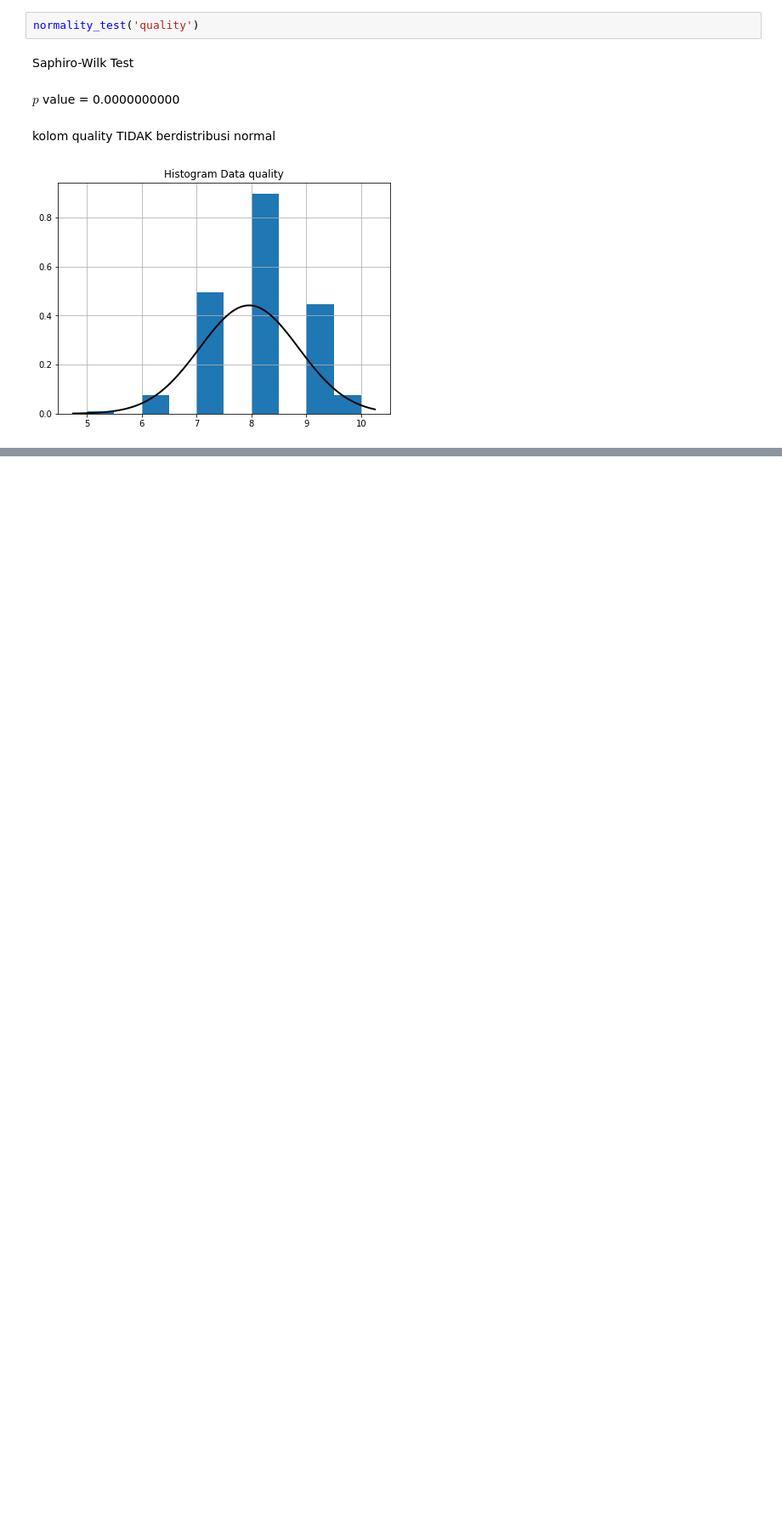
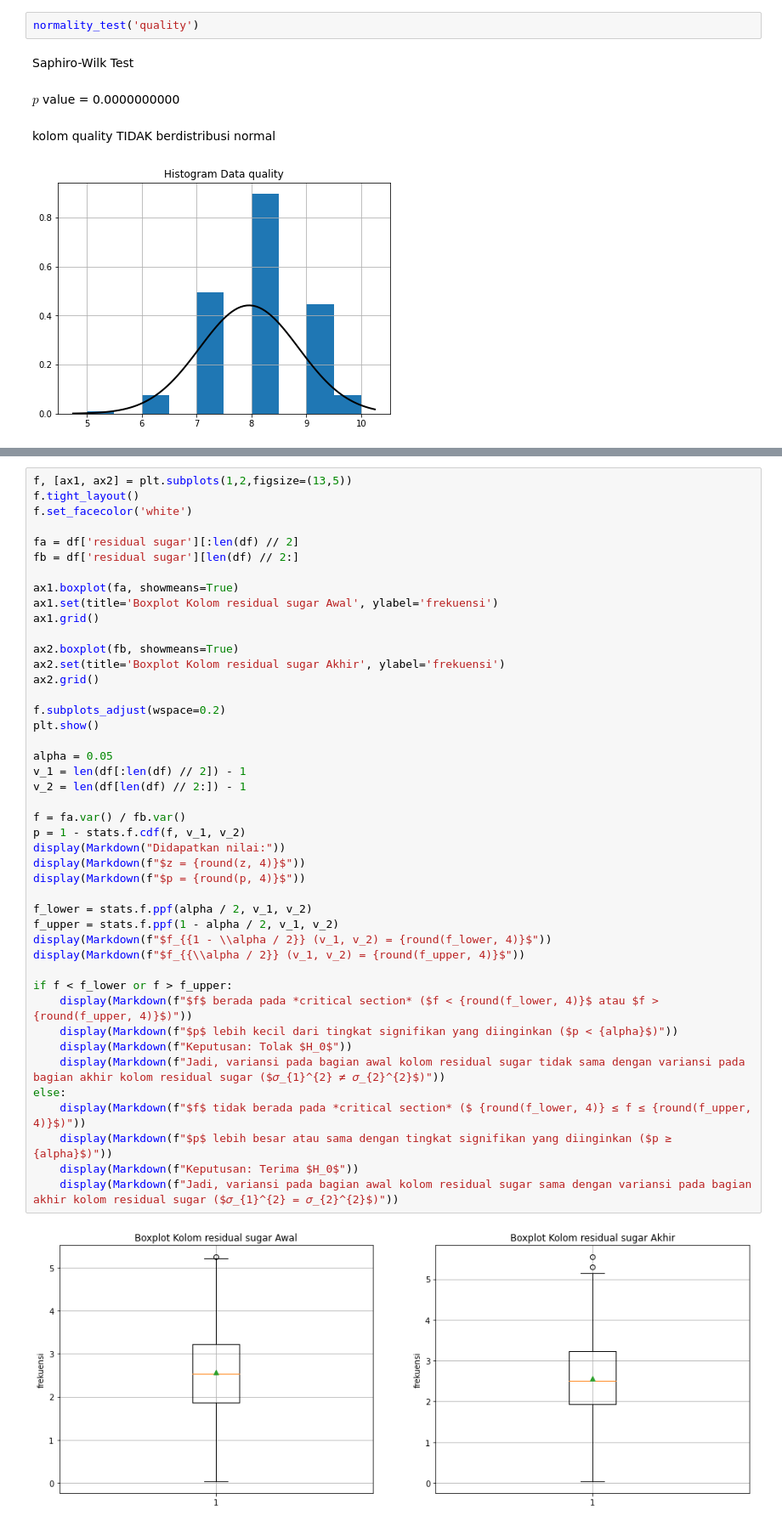
Before and after one commit to bangkitdc/hyphotesis_testing, a Jupyter notebook: main.ipynb, the cells around one changed output, grey strips where cells are left out. Shown at 85% size. Saved outputs shown, nothing was run; the diff lists cells and outputs as text; blank space fills up the shorter version.

```diff
--- a/main.ipynb
+++ b/main.ipynb
@@ -204,0 +448,46 @@ kolom quality TIDAK berdistribusi normal
+# %%
+f, [ax1, ax2] = plt.subplots(1,2,figsize=(13,5))
+f.tight_layout()
+f.set_facecolor('white')
+
+fa = df['residual sugar'][:len(df) // 2]
+fb = df['residual sugar'][len(df) // 2:]
+
+ax1.boxplot(fa, showmeans=True)
+ax1.set(title='Boxplot Kolom residual sugar Awal', ylabel='frekuensi')
+ax1.grid()
+
+ax2.boxplot(fb, showmeans=True)
+ax2.set(title='Boxplot Kolom residual sugar Akhir', ylabel='frekuensi')
+ax2.grid()
+
+f.subplots_adjust(wspace=0.2)
+plt.show()
+
+alpha = 0.05
+v_1 = len(df[:len(df) // 2]) - 1
+v_2 = len(df[len(df) // 2:]) - 1
+
+f = fa.var() / fb.var()
+p = 1 - stats.f.cdf(f, v_1, v_2)
+display(Markdown("Didapatkan nilai:"))
+display(Markdown(f"$z = {round(z, 4)}$"))
+display(Markdown(f"$p = {round(p, 4)}$"))
+
+f_lower = stats.f.ppf(alpha / 2, v_1, v_2)
+f_upper = stats.f.ppf(1 - alpha / 2, v_1, v_2)
+display(Markdown(f"$f_{{1 - \\alpha / 2}} (v_1, v_2) = {round(f_lower, 4)}$"))
+display(Markdown(f"$f_{{\\alpha / 2}} (v_1, v_2) = {round(f_upper, 4)}$"))
+
+if f < f_lower or f > f_upper:
+    display(Markdown(f"$f$ berada pada *critical section* ($f < {round(f_lower, 4)}$ atau $f > {round(f_upper, 4)}$)"))
+    display(Markdown(f"$p$ lebih kecil dari tingkat signifikan yang diinginkan ($p < {alpha}$)"))
+    display(Markdown(f"Keputusan: Tolak $H_0$"))
+    display(Markdown(f"Jadi, variansi pada bagian awal kolom residual sugar tidak sama dengan variansi pada bagian akhir kolom residual sugar ($𝜎_{1}^{2} ≠ 𝜎_{2}^{2}$)"))
+else:
+    display(Markdown(f"$f$ tidak berada pada *critical section* ($ {round(f_lower, 4)} ≤ f ≤ {round(f_upper, 4)}$)"))
+    display(Markdown(f"$p$ lebih besar atau sama dengan tingkat signifikan yang diinginkan ($p ≥ {alpha}$)"))
+    display(Markdown(f"Keputusan: Terima $H_0$"))
+    display(Markdown(f"Jadi, variansi pada bagian awal kolom residual sugar sama dengan variansi pada bagian akhir kolom residual sugar ($𝜎_{1}^{2} = 𝜎_{2}^{2}$)"))
+# %% [output]
+[figure, added]
```
Also changed, not shown: parts of 18 cells of this notebook.
